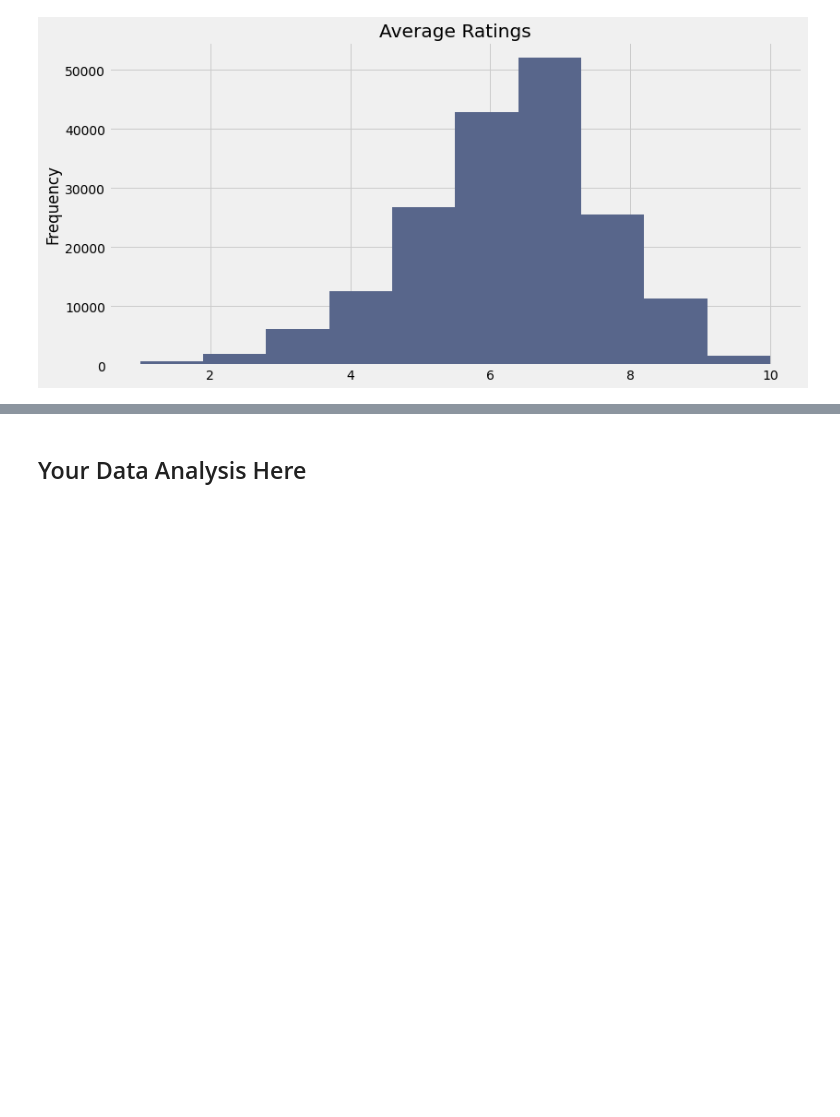
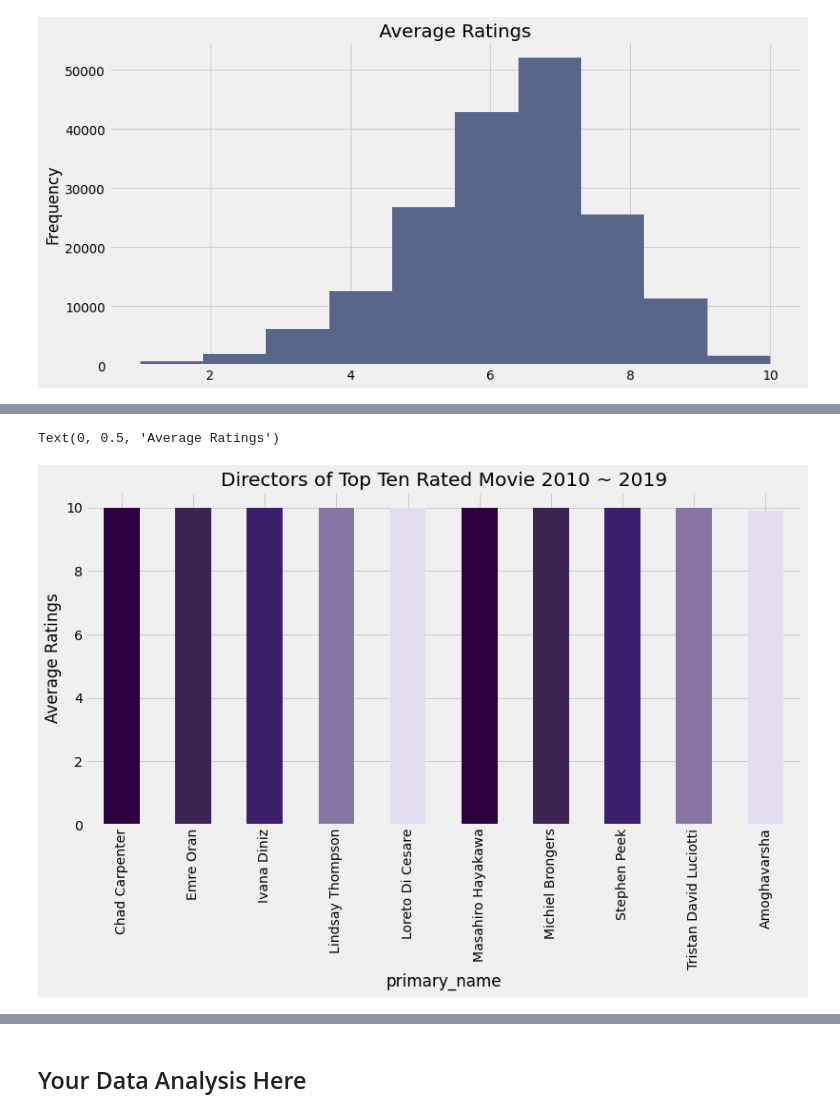
Before and after one commit to olexy/da_ds_ml, a Jupyter notebook: exploratory.ipynb, the cells around one changed output, grey strips where cells are left out. Saved outputs shown, nothing was run; the diff lists cells and outputs as text; code cells hidden in the pictures; blank space fills up the shorter version.

```diff
--- a/exploratory.ipynb
+++ b/exploratory.ipynb
@@ -861,0 +994,4 @@ Text(0, 0.5, 'Frequency')
+# %%
+# get top ten average ratings by primary_name
+df_dir_avg_ratings = (df_director_ratings.groupby("primary_name")["averagerating"].mean()).nlargest(10)
+df_dir_avg_ratings
@@ -862 +1011,7 @@ Text(0, 0.5, 'Frequency')
+# %%
+df_dir_avg_ratings.plot(kind='bar', figsize=[12,6], color = ['#2e003e', '#3d2352', '#3d1e6d',  '#8874a3', '#e4dcf1'], title="Directors of Top Ten Rated Movie 2010 ~ 2019")
+plt.ylabel("Average Ratings")
+# %% [output]
+Text(0, 0.5, 'Average Ratings')
+[figure, added]
 # %%
```
Also changed, not shown: parts of 28 cells of this notebook.
